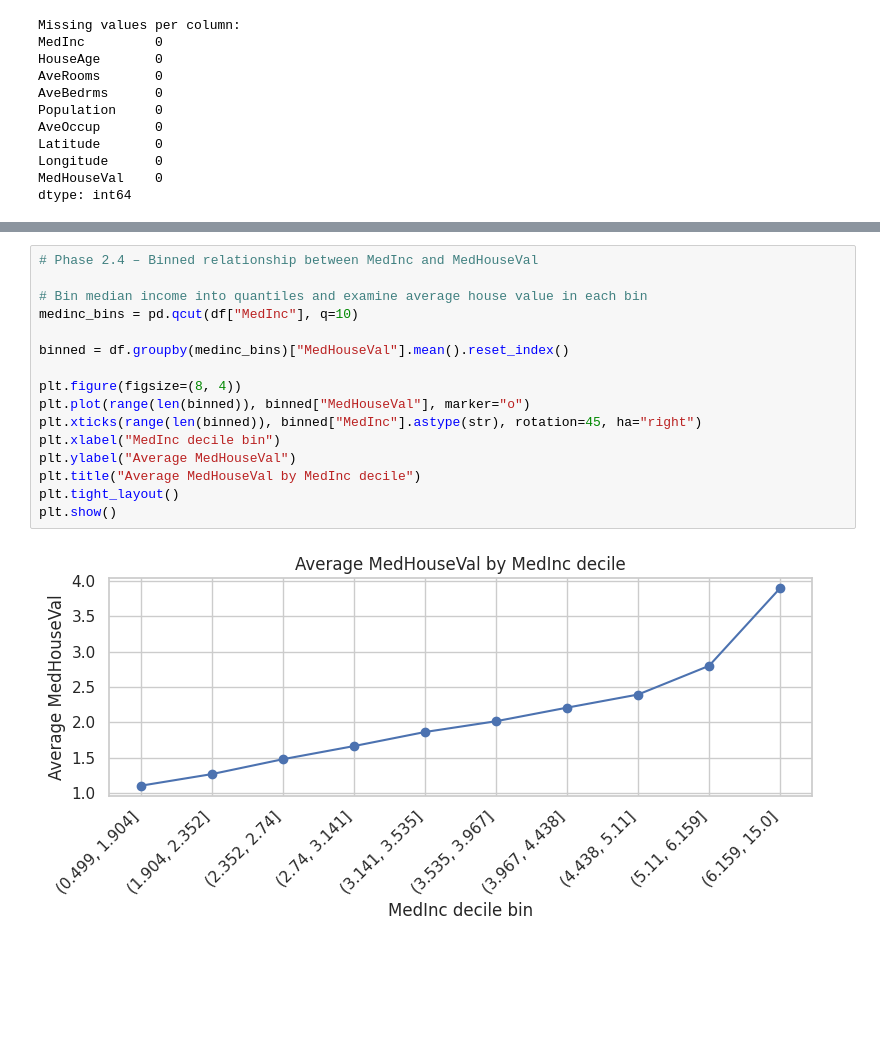
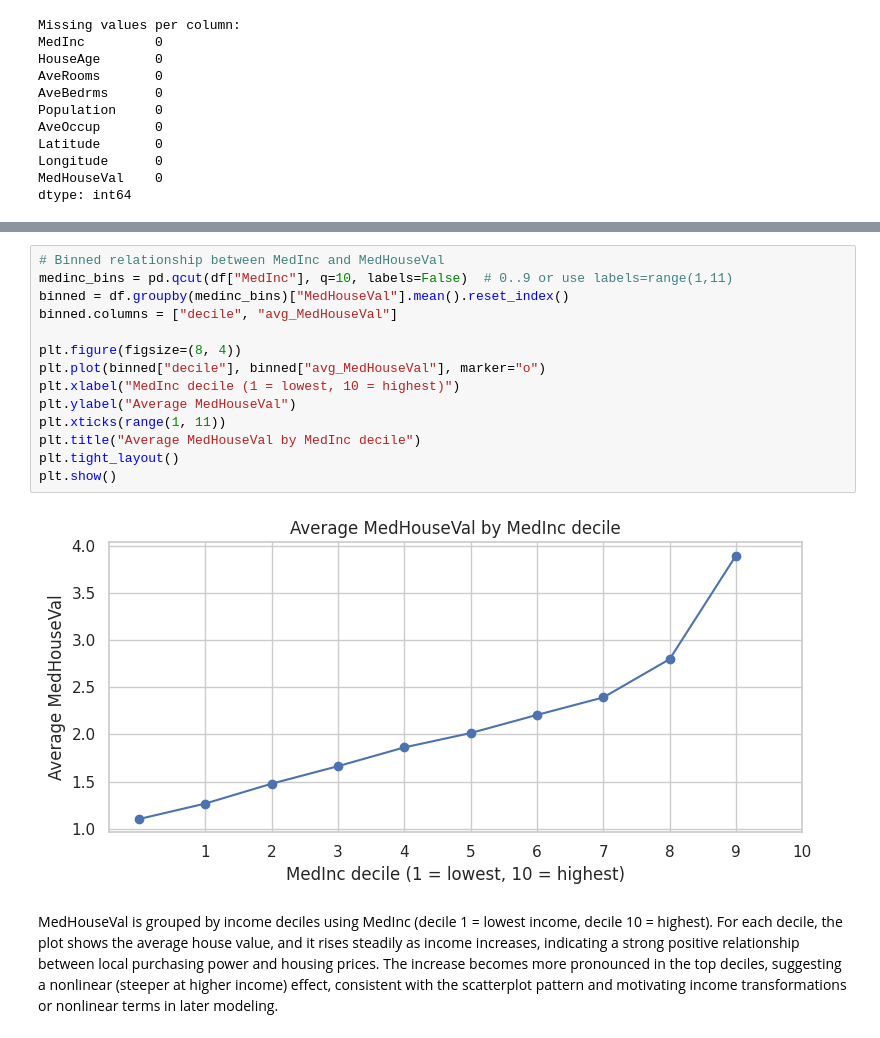
Before and after one commit to PeterMangoro/dataScience, a Jupyter notebook: assignments/GDP/gdp_california_housing.ipynb, the cells around one changed output, grey strips where cells are left out. Drawn from its saved outputs; the diff is of its cells as text; blank space fills up the shorter version.

```diff
--- a/assignments/GDP/gdp_california_housing.ipynb
+++ b/assignments/GDP/gdp_california_housing.ipynb
@@ -248,19 +313,19 @@ plt.show()
 # %%
-# Phase 2.4 – Binned relationship between MedInc and MedHouseVal
-
-# Bin median income into quantiles and examine average house value in each bin
-medinc_bins = pd.qcut(df["MedInc"], q=10)
-
+# Binned relationship between MedInc and MedHouseVal
+medinc_bins = pd.qcut(df["MedInc"], q=10, labels=False)  # 0..9 or use labels=range(1,11)
 binned = df.groupby(medinc_bins)["MedHouseVal"].mean().reset_index()
+binned.columns = ["decile", "avg_MedHouseVal"]
 
 plt.figure(figsize=(8, 4))
-plt.plot(range(len(binned)), binned["MedHouseVal"], marker="o")
-plt.xticks(range(len(binned)), binned["MedInc"].astype(str), rotation=45, ha="right")
-plt.xlabel("MedInc decile bin")
+plt.plot(binned["decile"], binned["avg_MedHouseVal"], marker="o")
+plt.xlabel("MedInc decile (1 = lowest, 10 = highest)")
 plt.ylabel("Average MedHouseVal")
+plt.xticks(range(1, 11))
 plt.title("Average MedHouseVal by MedInc decile")
 plt.tight_layout()
 plt.show()
 # %% [output]
-[figure, old version]
+[figure, new version]
+# %% [markdown]
+MedHouseVal is grouped by income deciles using MedInc (decile 1 = lowest income, decile 10 = highest). For each decile, the plot shows the average house value, and it rises steadily as income increases, indicating a strong positive relationship between local purchasing power and housing prices. The increase becomes more pronounced in the top deciles, suggesting a nonlinear (steeper at higher income) effect, consistent with the scatterplot pattern and motivating income transformations or nonlinear terms in later modeling.
 # %%
```
Also changed, not shown: parts of 55 cells of this notebook.
